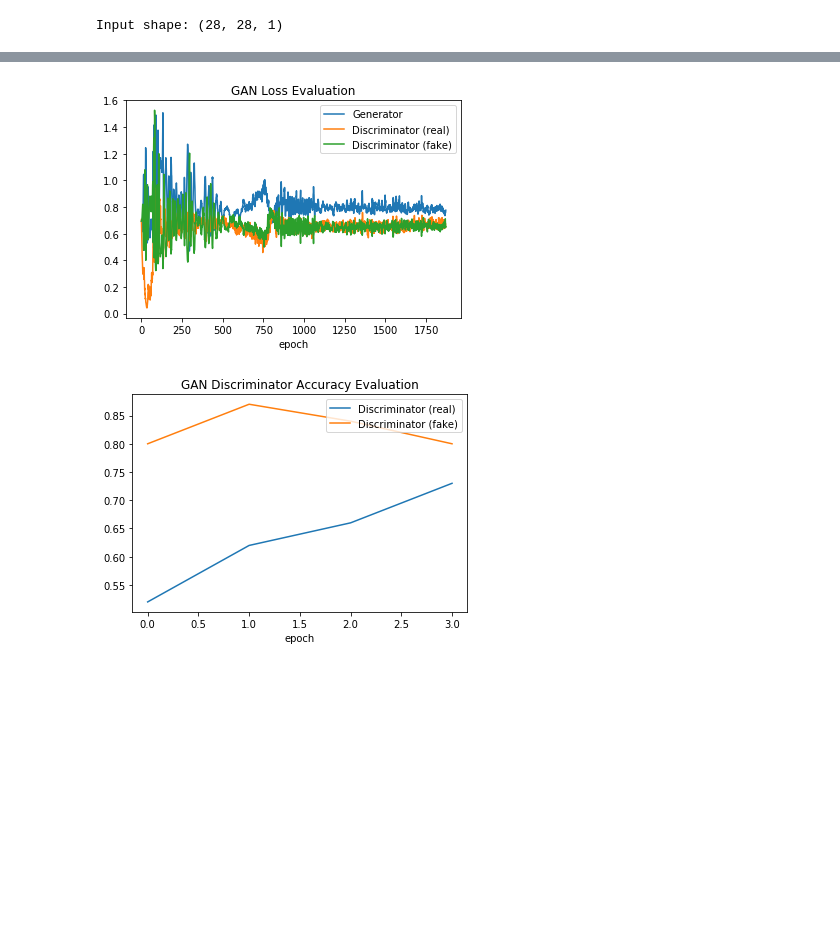
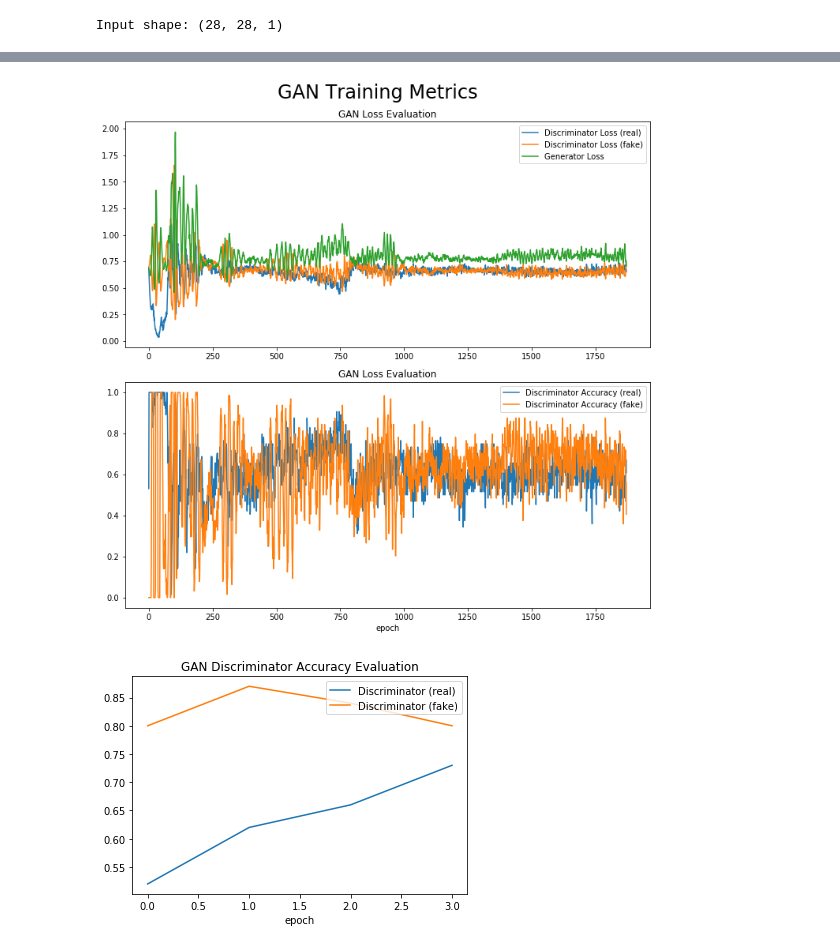
Before and after one commit to FlipWebApps/computer-vision-playground, a Jupyter notebook: GAN/Conditional GAN FMNIST.ipynb, the cells around one changed output, grey strips where cells are left out. Cells and saved outputs as stored; diff of their text form; code cells hidden in the pictures; blank space fills up the shorter version.

Commit message:
enhanced plotting

```diff
--- a/GAN/Conditional GAN FMNIST.ipynb
+++ b/GAN/Conditional GAN FMNIST.ipynb
@@ -312,5 +364,5 @@ fashion_conditional_gan = ConditionalGAN(in_shape=X[0].shape, n_classes=10, late
 Input shape: (28, 28, 1)
 # %%
 # train model
-fashion_conditional_gan.train(X, y, n_epochs=4)
+fashion_conditional_gan.train(X, y, n_epochs=4, reporting_period=2)
 # %% [output]
@@ -335,7 +406,7 @@ fashion_conditional_gan.train(X, y, n_epochs=4)
 # %%
-fashion_conditional_gan.plot_gan_losses()
+fashion_conditional_gan.plot_training_metrics()
 # %% [output]
-[figure, old version]
+[figure, new version]
 # %%
 fashion_conditional_gan.plot_discriminator_accuracies()
 # %% [output]
```
Also changed, not shown: parts of 2 cells of this notebook.
